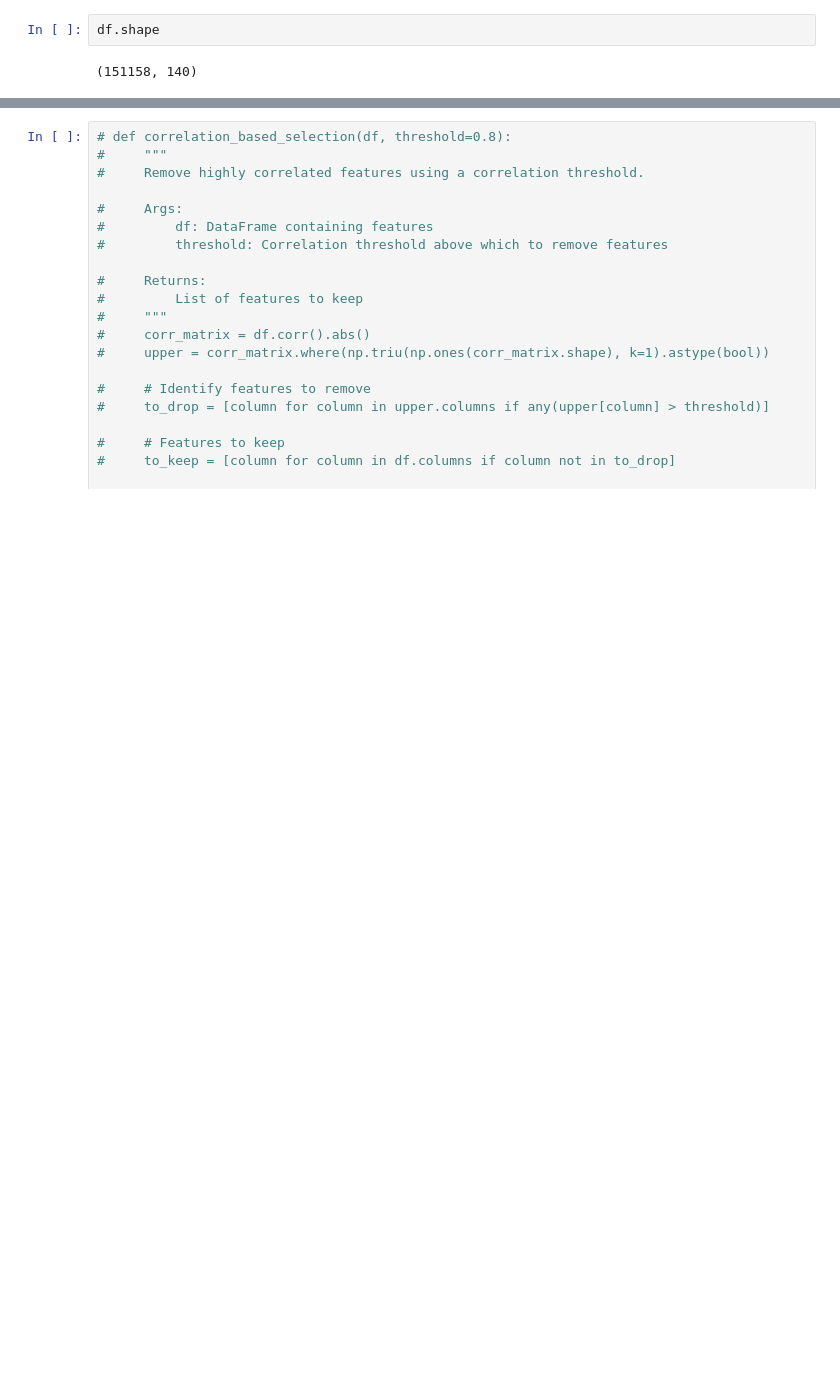
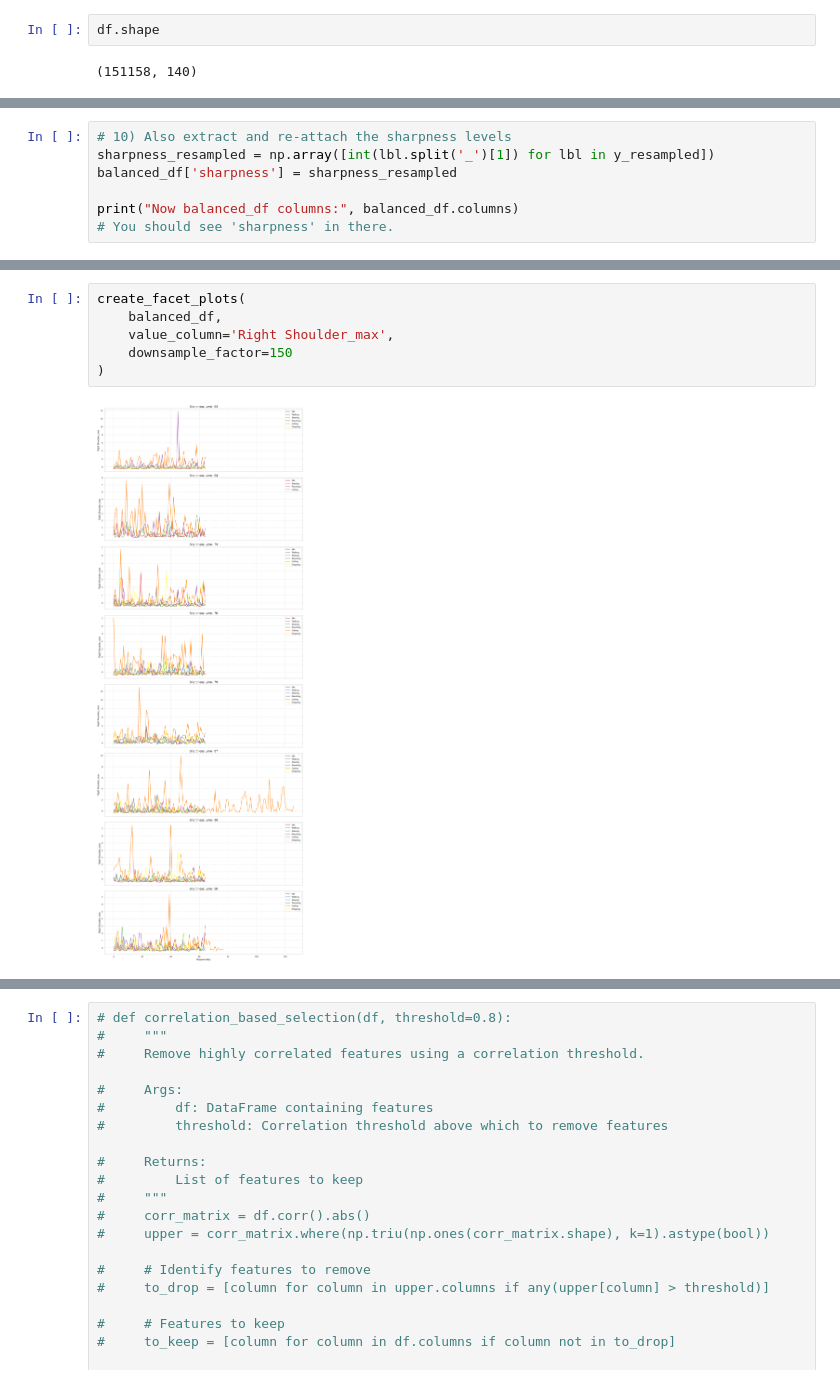
Before and after one commit to hengrvisal/knife_sharpness, a Jupyter notebook: Better data analysis.ipynb, the cells around one changed output, grey strips where cells are left out. Drawn from its saved outputs; the diff is of its cells as text; blank space fills up the shorter version.

```diff
--- a/Better data analysis.ipynb
+++ b/Better data analysis.ipynb
@@ -387,0 +295,7 @@ KeyboardInterrupt:
+# %%
+# 10) Also extract and re‑attach the sharpness levels
+sharpness_resampled = np.array([int(lbl.split('_')[1]) for lbl in y_resampled])
+balanced_df['sharpness'] = sharpness_resampled
+
+print("Now balanced_df columns:", balanced_df.columns)
+# You should see 'sharpness' in there.
@@ -394,0 +472,8 @@ for class_value, count in sorted(class_distribution.items()):
+# %%
+create_facet_plots(
+    balanced_df,
+    value_column='Right Shoulder_max',
+    downsample_factor=150
+)
+# %% [output]
+[figure, added]
```
Also changed, not shown: parts of 23 cells of this notebook.
